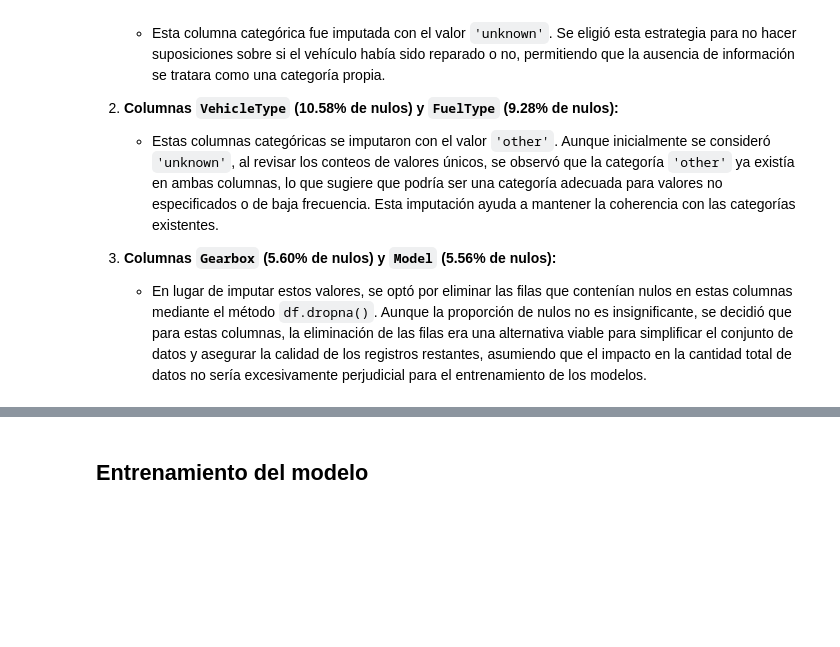
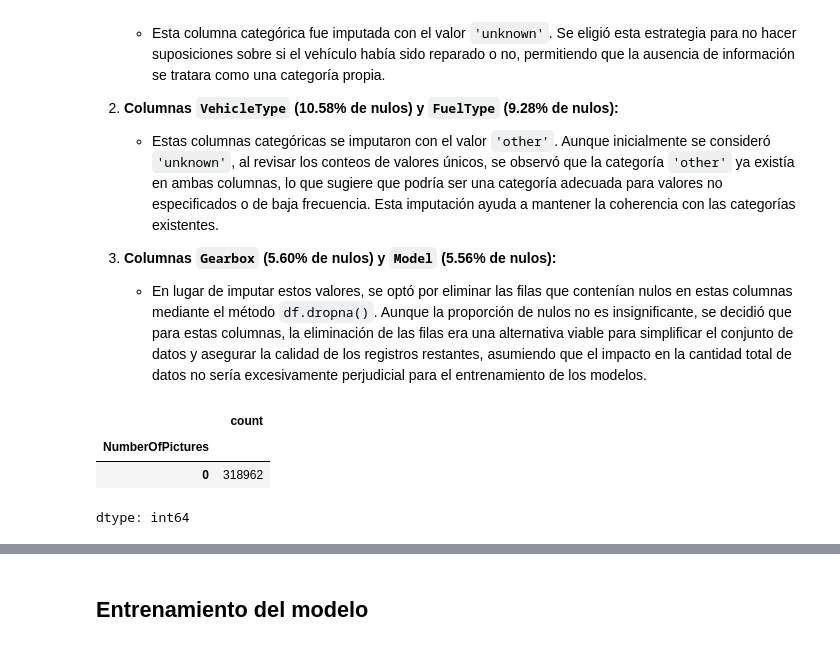
Before and after one commit to Davichobacter/data_science_tt, a Jupyter notebook: Sprint_15/notebook.ipynb, the cells around one changed output, grey strips where cells are left out. Drawn from its saved outputs; the diff is of its cells as text; code cells hidden in the pictures; blank space fills up the shorter version.

```diff
--- a/Sprint_15/notebook.ipynb
+++ b/Sprint_15/notebook.ipynb
@@ -372,5 +372,12 @@ El camino seguido para manejar los valores nulos en las columnas fue el siguient
 
 3.  **Columnas `Gearbox` (5.60% de nulos) y `Model` (5.56% de nulos):**
     *   En lugar de imputar estos valores, se optó por eliminar las filas que contenían nulos en estas columnas mediante el método `df.dropna()`. Aunque la proporción de nulos no es insignificante, se decidió que para estas columnas, la eliminación de las filas era una alternativa viable para simplificar el conjunto de datos y asegurar la calidad de los registros restantes, asumiendo que el impacto en la cantidad total de datos no sería excesivamente perjudicial para el entrenamiento de los modelos.
+# %%
+df['NumberOfPictures'].value_counts()
+# %% [output]
+|  | count |
+| NumberOfPictures |  |
+| 0 | 318962 |
+dtype: int64
 # %%
 df = df.drop(['NumberOfPictures', 'PostalCode'], axis=1)
```
Also changed, not shown: parts of 5 cells of this notebook.
